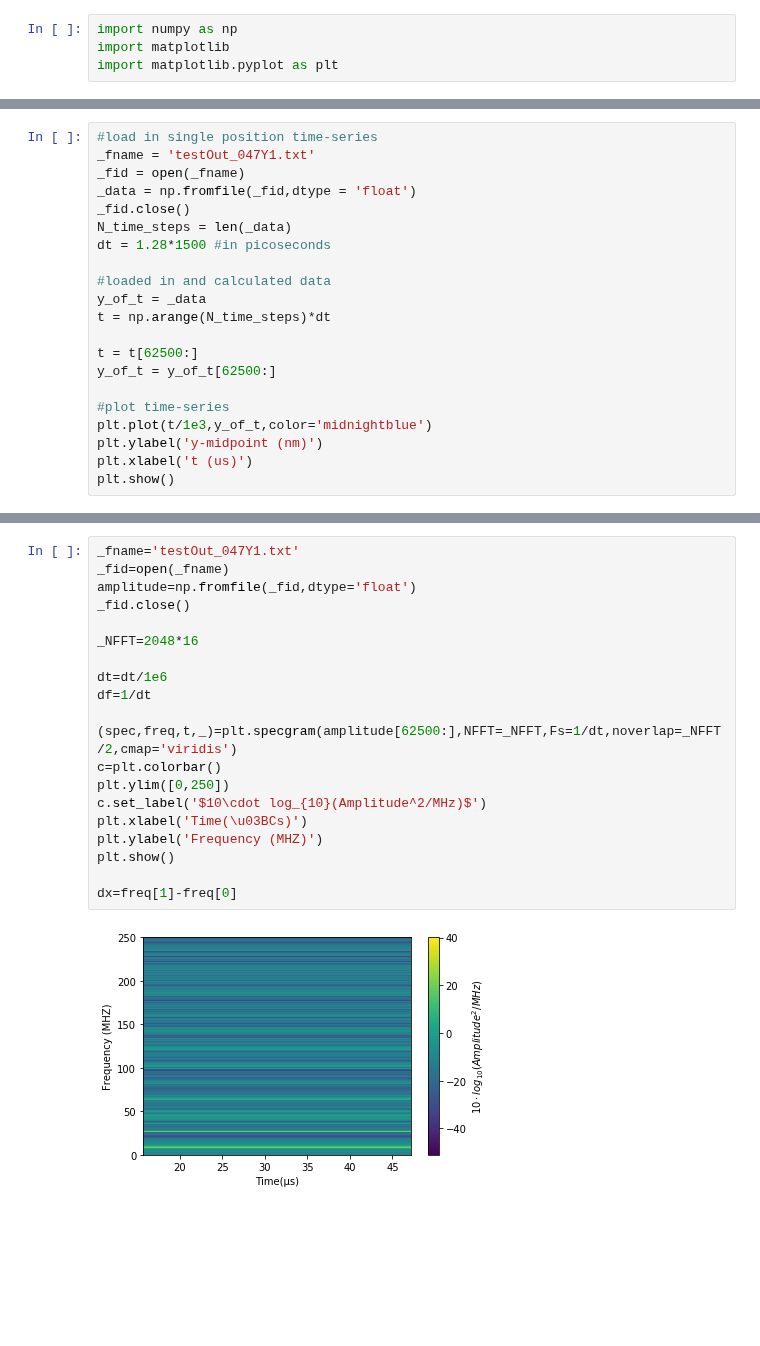
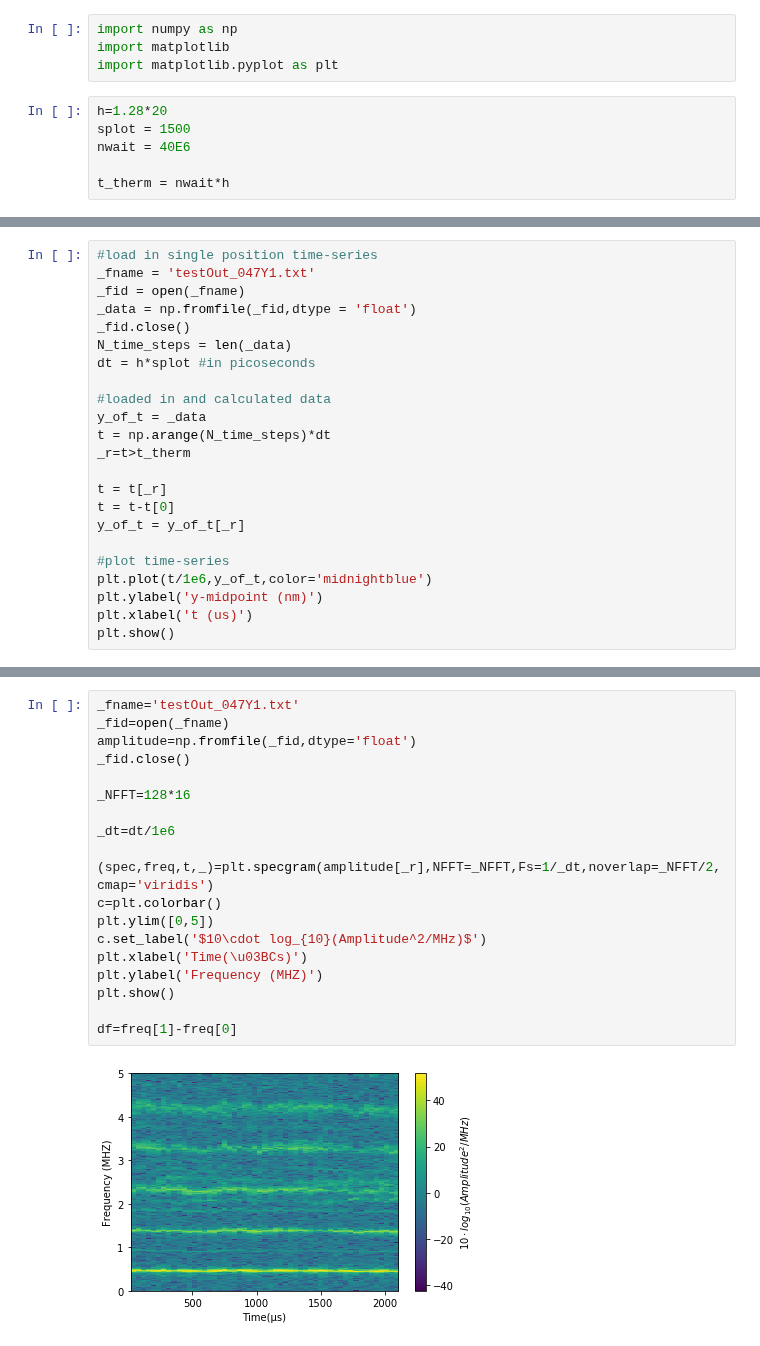
Before and after one commit to arthurbarnard/1D-string-simulations, a Jupyter notebook: CNT simulation viewer.ipynb, the cells around one changed output, grey strips where cells are left out. Drawn from its saved outputs; the diff is of its cells as text; blank space fills up the shorter version.

```diff
--- a/CNT simulation viewer.ipynb
+++ b/CNT simulation viewer.ipynb
@@ -2,6 +2,12 @@
 import numpy as np
 import matplotlib
 import matplotlib.pyplot as plt
+# %%
+h=1.28*20
+splot = 1500
+nwait = 40E6
+
+t_therm = nwait*h
 # %%
 #loading in initial file
 _fname = './initfiles/inputFile_047.txt'
@@ -26,17 +32,19 @@ _fid = open(_fname)
 _data = np.fromfile(_fid,dtype = 'float')
 _fid.close()
 N_time_steps = len(_data)
-dt = 1.28*1500 #in picoseconds
+dt = h*splot #in picoseconds
 
 #loaded in and calculated data
 y_of_t = _data
 t = np.arange(N_time_steps)*dt
+_r=t>t_therm
 
-t = t[62500:]
-y_of_t = y_of_t[62500:]
+t = t[_r]
+t = t-t[0]
+y_of_t = y_of_t[_r]
 
 #plot time-series
-plt.plot(t/1e3,y_of_t,color='midnightblue')
+plt.plot(t/1e6,y_of_t,color='midnightblue')
 plt.ylabel('y-midpoint (nm)')
 plt.xlabel('t (us)')
 plt.show()
@@ -63,25 +71,24 @@ plt.show()
 # %%
 _fname='testOut_047Y1.txt'
 _fid=open(_fname)
 amplitude=np.fromfile(_fid,dtype='float')
 _fid.close()
 
-_NFFT=2048*16
+_NFFT=128*16
 
-dt=dt/1e6
-df=1/dt
+_dt=dt/1e6
 
-(spec,freq,t,_)=plt.specgram(amplitude[62500:],NFFT=_NFFT,Fs=1/dt,noverlap=_NFFT/2,cmap='viridis')
+(spec,freq,t,_)=plt.specgram(amplitude[_r],NFFT=_NFFT,Fs=1/_dt,noverlap=_NFFT/2,cmap='viridis')
 c=plt.colorbar()
-plt.ylim([0,250])
+plt.ylim([0,5])
 c.set_label('$10\cdot log_{10}(Amplitude^2/MHz)$')
 plt.xlabel('Time(\u03BCs)')
 plt.ylabel('Frequency (MHZ)')
 plt.show()
 
-dx=freq[1]-freq[0]
+df=freq[1]-freq[0]
 # %% [output]
-[figure, old version]
+[figure, new version]
 # %%
 x=np.mean(spec,axis=1)
 
```
Also changed, not shown: parts of 4 cells of this notebook, 2 other files.
